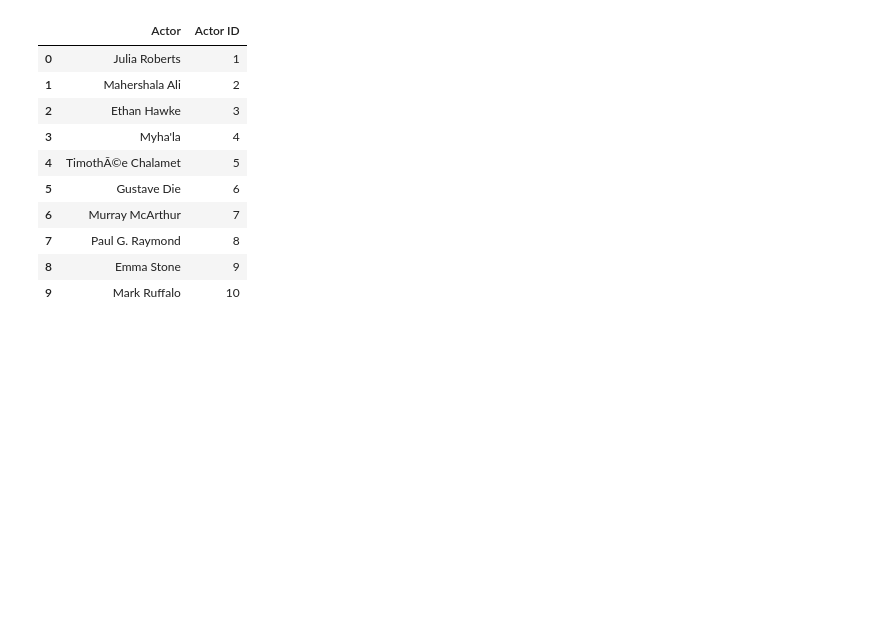
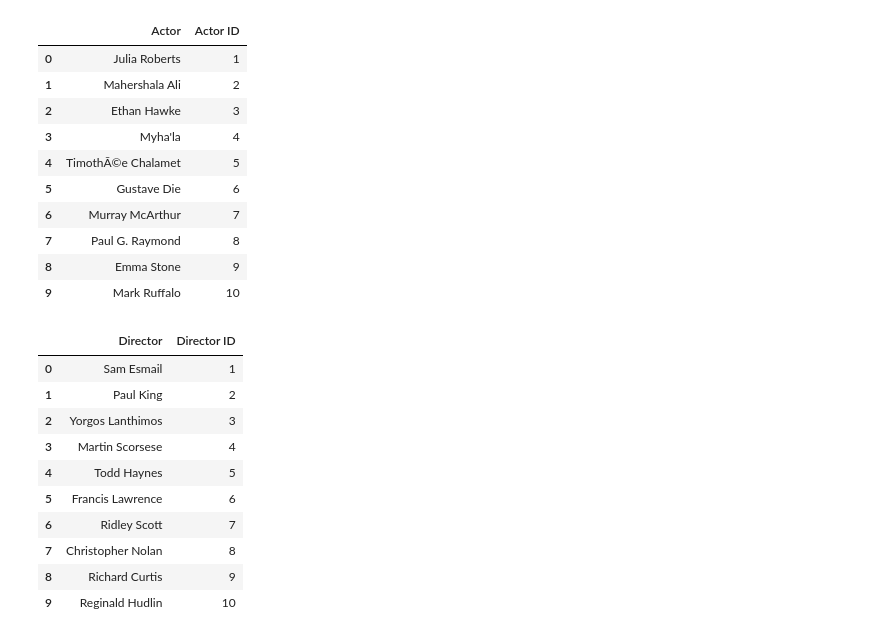
Before and after one commit to IrynaVitkovych/Project-3, a Jupyter notebook: Data Cleaning and Manipulation IMDB Data.ipynb, the cells around one changed output. Cells and saved outputs as stored; diff of their text form; code cells hidden in the pictures; blank space fills up the shorter version.

```diff
--- a/Data Cleaning and Manipulation IMDB Data.ipynb
+++ b/Data Cleaning and Manipulation IMDB Data.ipynb
@@ -197,3 +215,34 @@ actors_df.head(10)
 | 7 | Paul G. Raymond | 8 |
 | 8 | Emma Stone | 9 |
 | 9 | Mark Ruffalo | 10 |
+# %%
+# Creating the Actors dataframe for the SQL database
+# Split actor names into actors dataframe
+director_names = validated_df['Director'].str.split(',', expand=True).stack().reset_index(drop=True)
+
+# Create a new DataFrame with actor names and actor ID
+directors_df = pd.DataFrame(director_names, columns=['Director'])
+
+# Remove any Duplicate actor names
+directors_df.drop_duplicates(subset='Director', keep='first', inplace=True)
+directors_df.reset_index(drop=True, inplace=True)
+
+# Add an ID for the actors
+directors_df['Director ID'] = range(1, len(directors_df) + 1)
+
+directors_df.head(10)
+
+# Save off file for import to postgres database
+#directors_df.to_csv("Clean Data/Directors.csv")
+# %% [output]
+|  | Director | Director ID |
+| 0 | Sam Esmail | 1 |
+| 1 | Paul King | 2 |
+| 2 | Yorgos Lanthimos | 3 |
+| 3 | Martin Scorsese | 4 |
+| 4 | Todd Haynes | 5 |
+| 5 | Francis Lawrence | 6 |
+| 6 | Ridley Scott | 7 |
+| 7 | Christopher Nolan | 8 |
+| 8 | Richard Curtis | 9 |
+| 9 | Reginald Hudlin | 10 |
```
Also changed, not shown: parts of 12 cells of this notebook, 3 other files.
